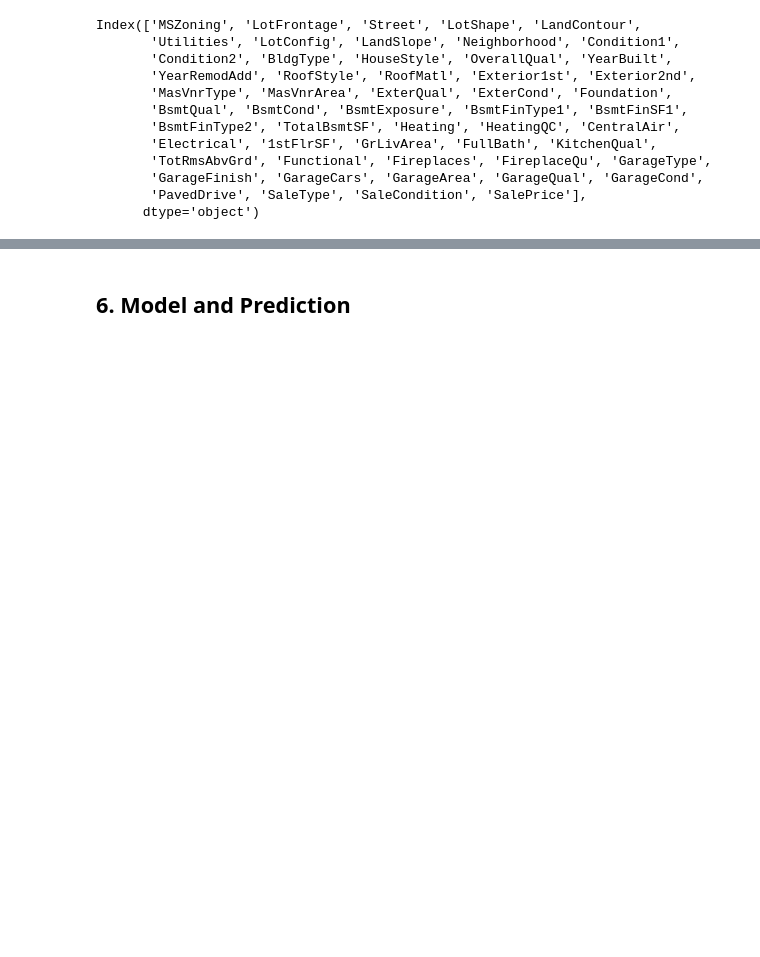
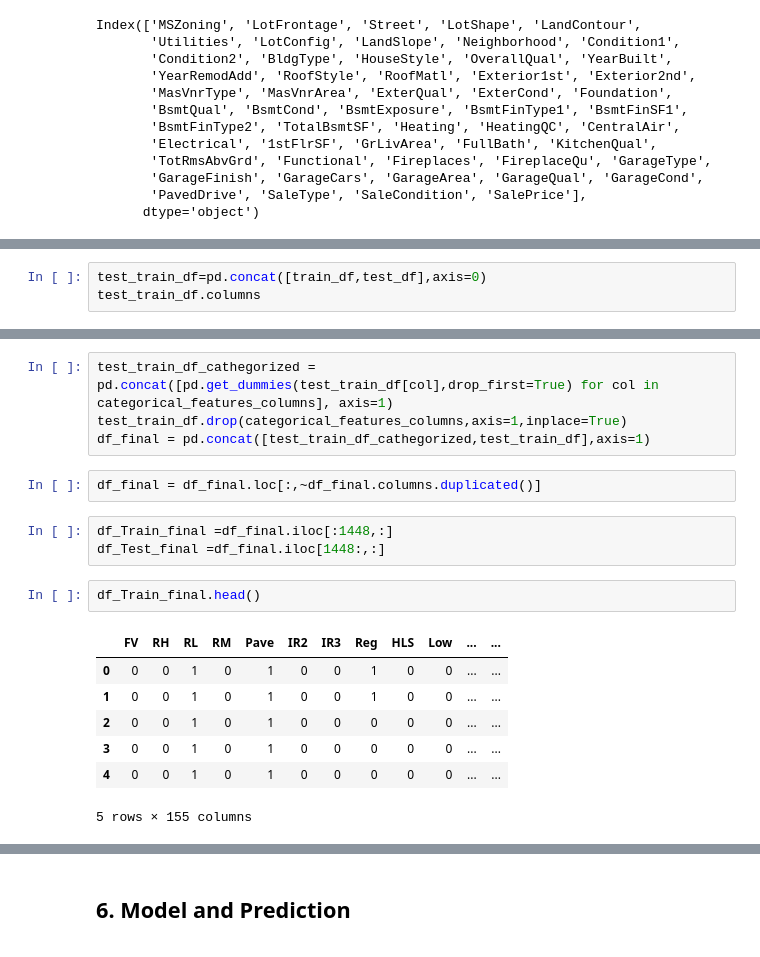
Before and after one commit to NFazeli/ML_project_Regression_Advanced, a Jupyter notebook: Advanced_Regrssion_House_Prices.ipynb, the cells around one changed output, grey strips where cells are left out. Drawn from its saved outputs; the diff is of its cells as text; blank space fills up the shorter version.

Commit message:
first submission

```diff
--- a/Advanced_Regrssion_House_Prices.ipynb
+++ b/Advanced_Regrssion_House_Prices.ipynb
@@ -408,0 +451,3 @@ There are 14 columns that have missing values.
+# %%
+test_train_df=pd.concat([train_df,test_df],axis=0)
+test_train_df.columns
@@ -408,0 +474,19 @@ There are 14 columns that have missing values.
+# %%
+test_train_df_cathegorized = pd.concat([pd.get_dummies(test_train_df[col],drop_first=True) for col in categorical_features_columns], axis=1)
+test_train_df.drop(categorical_features_columns,axis=1,inplace=True)
+df_final = pd.concat([test_train_df_cathegorized,test_train_df],axis=1)
+# %%
+df_final = df_final.loc[:,~df_final.columns.duplicated()]
+# %%
+df_Train_final =df_final.iloc[:1448,:]
+df_Test_final =df_final.iloc[1448:,:]
+# %%
+df_Train_final.head()
+# %% [output]
+|  | FV | RH | RL | RM | Pave | IR2 | IR3 | Reg | HLS | Low | ... | ... |
+| 0 | 0 | 0 | 1 | 0 | 1 | 0 | 0 | 1 | 0 | 0 | ... | ... |
+| 1 | 0 | 0 | 1 | 0 | 1 | 0 | 0 | 1 | 0 | 0 | ... | ... |
+| 2 | 0 | 0 | 1 | 0 | 1 | 0 | 0 | 0 | 0 | 0 | ... | ... |
+| 3 | 0 | 0 | 1 | 0 | 1 | 0 | 0 | 0 | 0 | 0 | ... | ... |
+| 4 | 0 | 0 | 1 | 0 | 1 | 0 | 0 | 0 | 0 | 0 | ... | ... |
+5 rows × 155 columns
```
Also changed, not shown: parts of 36 cells of this notebook, 2 other files.
